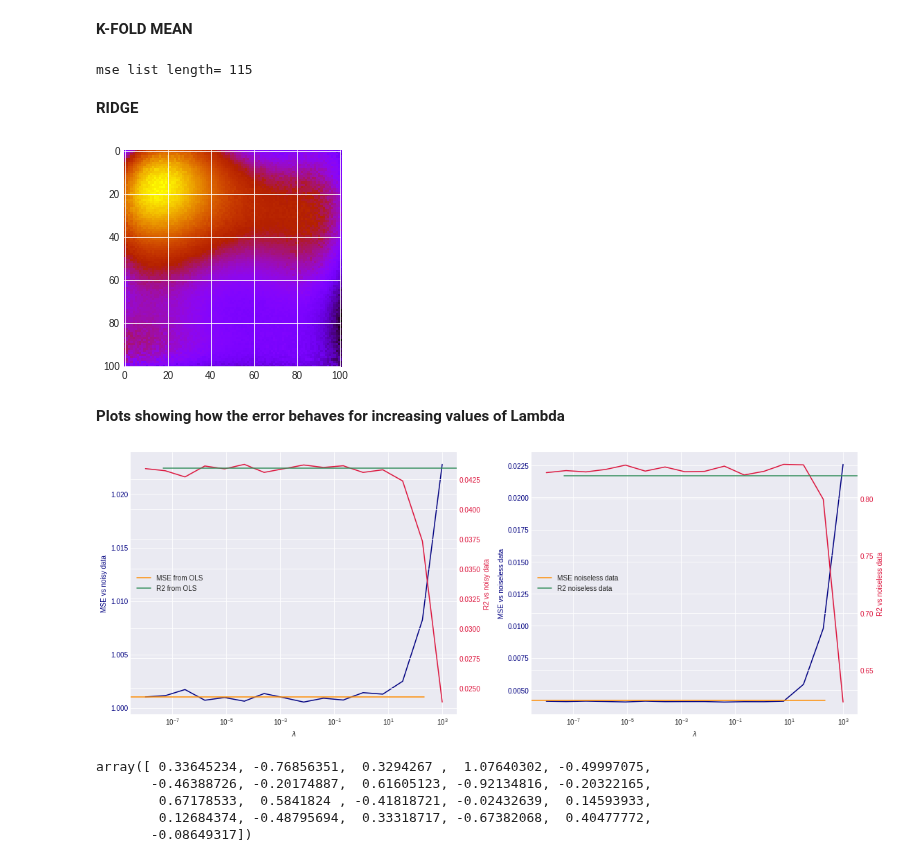
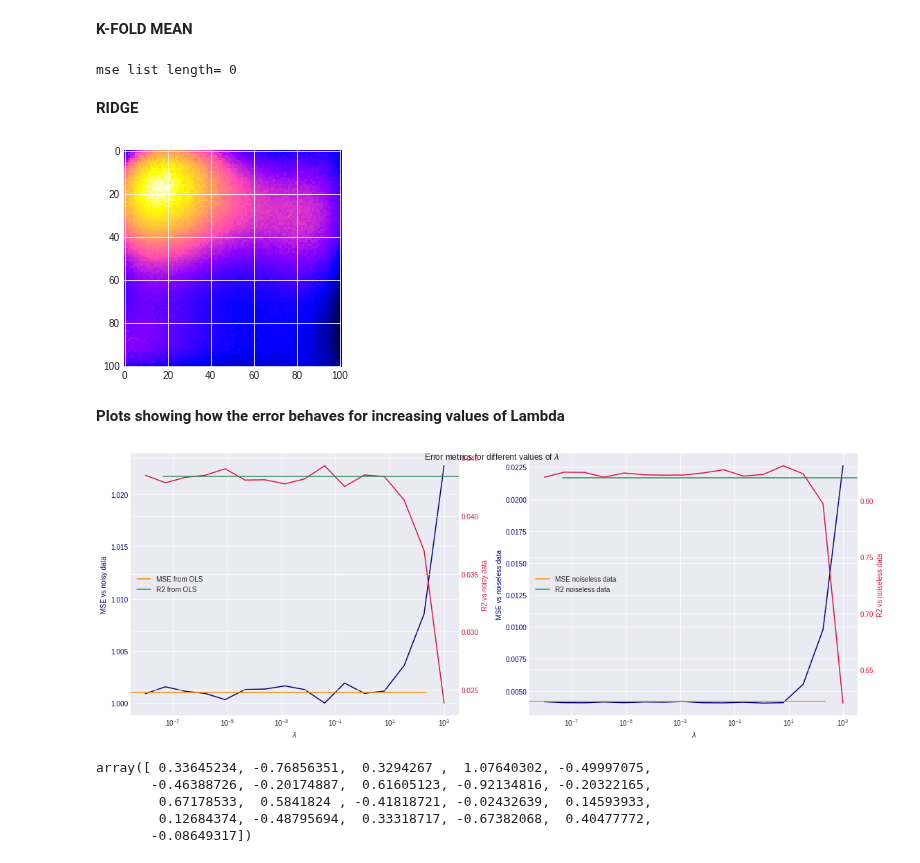
Before and after one commit to asdfbat/FYS-STK4155, a Jupyter notebook: Project1/src/Frankeresults.ipynb, the cells around one changed output. Drawn from its saved outputs; the diff is of its cells as text; code cells hidden in the pictures.

```diff
--- a/Project1/src/Frankeresults.ipynb
+++ b/Project1/src/Frankeresults.ipynb
@@ -16,9 +16,9 @@ from imageio import imread
 from tqdm import tqdm, trange
 
 mpl.style.use("seaborn-darkgrid")
-mpl.rcParams["image.cmap"] = "gnuplot"
+mpl.rcParams["image.cmap"] = "gnuplot2"
 mpl.rcParams['figure.figsize'] = [6.0, 6.0]
-mpl.rcParams["font.size"] = 14
+mpl.rcParams["font.size"] = 18
 
 np.random.seed(1942)
 # %% [markdown]
@@ -133,25 +133,24 @@ fig.tight_layout()
 # %% [markdown]
 **K-FOLD MEAN**
 # %%
-"""
 mse_list = []
 mse_list_noiseless = []
 r2_list = []
 r2_list_noiseless = []
 for j in trange(0,5,1):
     data_pred_list = []
-    for i in range(5, 50, 2):
+    for i in range(5, 50, 5):
         K = i
         data_pred = reg.solveKFold(K=K, poly_order=5, solver="OLS")
         data_pred_list.append(data_pred)
+
     for i in range(len(data_pred_list)):
         data_pred = data_pred_list[i]
-        mse_list.append(MSE(reg.f, data_pred))
+        #mse_list.append(MSE(reg.f, data_pred))
         mse_list_noiseless.append(MSE(franke_noiseless, data_pred))
         r2_list.append(r2_score(reg.f, data_pred))
         r2_list_noiseless.append(r2_score(franke_noiseless, data_pred))
 
 print("mse list length=", len(mse_list))
-"""
 # %% [output]
-mse list length= 115
+mse list length= 0
@@ -162,7 +167,7 @@ data_pred_ridge = reg.solveKFold(K=10, poly_order=5, solver="Ridge")
 # %%
 plt.imshow(data_pred_ridge);
 # %% [output]
-[figure, old version]
+[figure, new version]
 # %%
 mse_list_ridge = []
 mse_list_noiseless_ridge = []
@@ -182,34 +187,35 @@ for i in trange(len(lamda_list_ridge)):
 fig, (ax1, ax2) = plt.subplots(1, 2, figsize=(16, 6))
 ax11 = ax1.twinx(); ax22 = ax2.twinx()
 ax1.semilogx(lamda_list_ridge, mse_list_ridge, c="navy");
 ax11.semilogx(lamda_list_ridge, r2_list_ridge, c="crimson");
 
 
 ax2.semilogx(lamda_list_ridge, mse_list_noiseless_ridge, c="navy")
 ax22.semilogx(lamda_list_ridge, r2_list_noiseless_ridge, c="crimson")
 
 
 line1 = ax1.axhline(y=mse_ols, xmin=0.0, xmax=0.9, color='darkorange',label="MSE from OLS")
 line2 = ax11.axhline(y=r2_ols, xmin=0.1, xmax=1.0, color='seagreen', label="R2 from OLS")
 line3 = ax2.axhline(y=mse_ols_n, xmin = 0.0, xmax = 0.9, color='darkorange', label="MSE noiseless data")
 line4 = ax22.axhline(y=r2_ols_n, xmin = 0.1, xmax = 1.0, color='seagreen', label="R2 noiseless data")
 
 ax1.legend((line1,line2), ("MSE from OLS", "R2 from OLS"), loc = 6)
 ax2.legend((line3, line4), ("MSE noiseless data", "R2 noiseless data"), loc = 6)
 
 ax1.set_xlabel(r"$\lambda$")
 ax1.set_ylabel("MSE vs noisy data", color="navy");
 ax11.set_ylabel("R2 vs noisy data", color="crimson")
 ax1.tick_params(axis='y', labelcolor="navy")
 ax11.tick_params(axis='y', labelcolor="crimson")
 ax2.set_xlabel(r"$\lambda$")
 ax2.set_ylabel("MSE vs noiseless data", color="navy");
 ax22.set_ylabel("R2 vs noiseless data", color="crimson")
 ax2.tick_params(axis='y', labelcolor="navy")
 ax22.tick_params(axis='y', labelcolor="crimson")
+fig.suptitle("Error metrics for different values of $\lambda$ ")
 fig.tight_layout()
 # %% [output]
-[figure, old version]
+[figure, new version]
 # %%
 reg.solveCoefficients(solver="Ridge")
 # %% [output]
```
Also changed, not shown: parts of 21 cells of this notebook.
